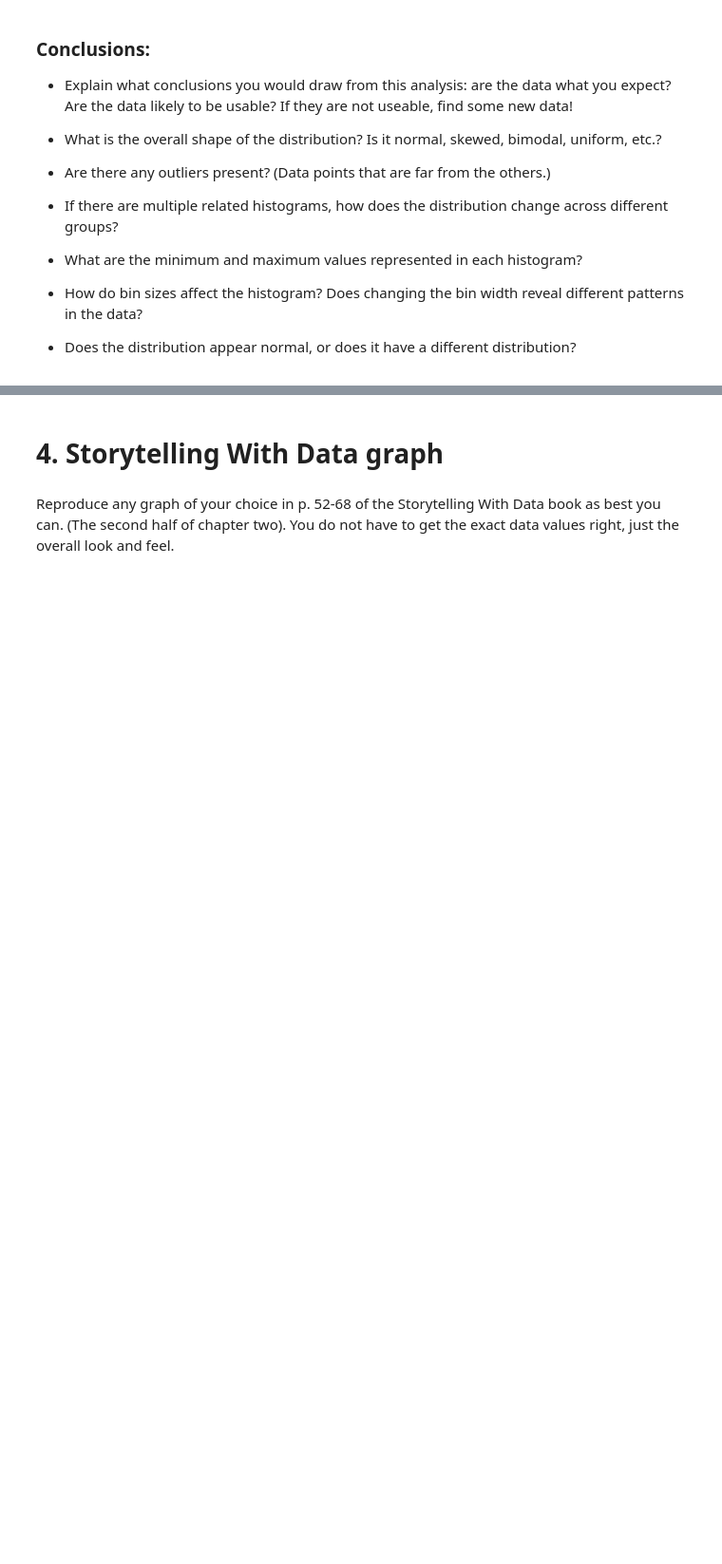
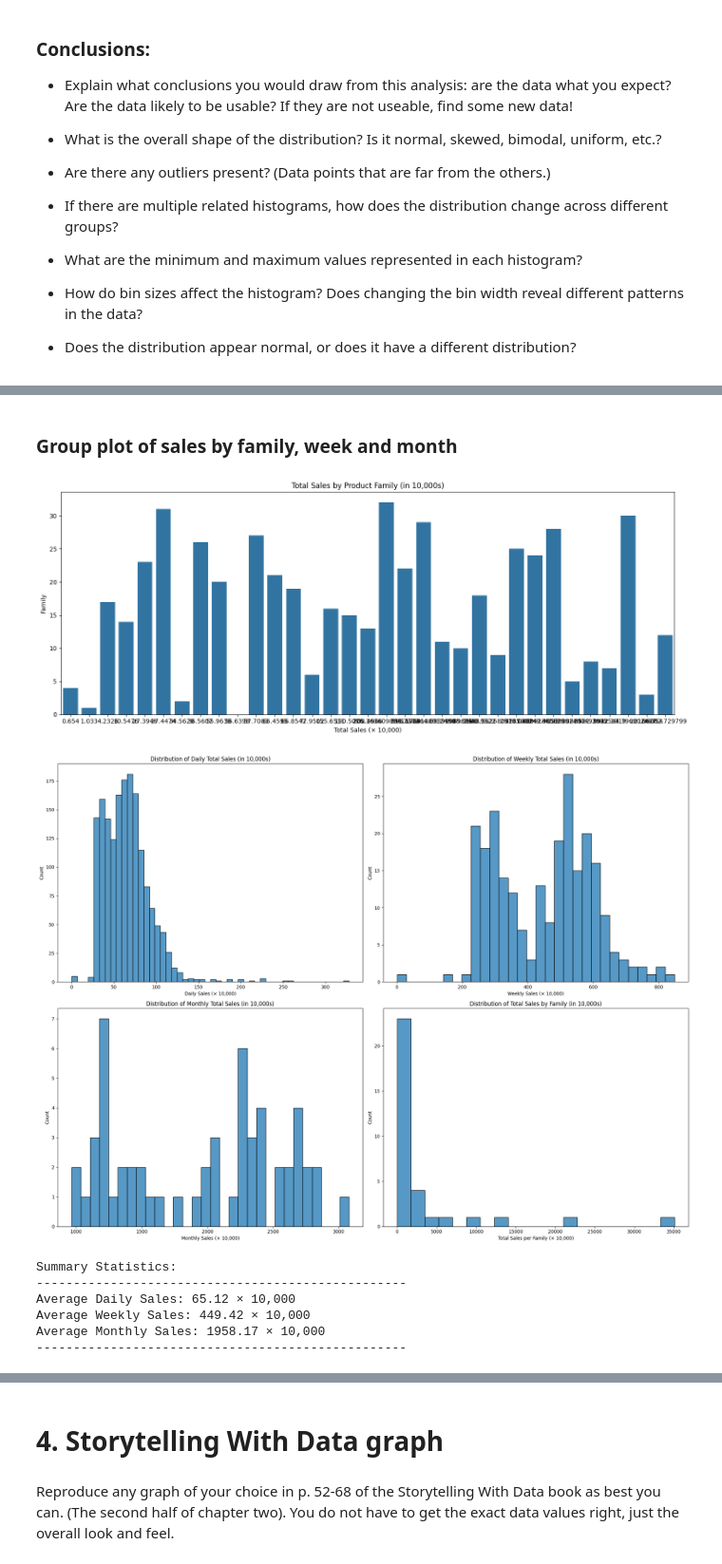
Before and after one commit to dhalderBU/BU_homework-week4, a Jupyter notebook: OMDS-MODB2-Week4-Halder-Deb.ipynb, the cells around one changed output, grey strips where cells are left out. Shown at 95% size. Cells and saved outputs as stored; diff of their text form; code cells hidden in the pictures; blank space fills up the shorter version.

```diff
--- a/OMDS-MODB2-Week4-Halder-Deb.ipynb
+++ b/OMDS-MODB2-Week4-Halder-Deb.ipynb
@@ -277,0 +549,2 @@ sales_with_markdown_df
+# %% [markdown]
+### Group plot of sales by family, week and month
@@ -277,0 +625,13 @@ sales_with_markdown_df
+# %%
+
+plot_sales_distributions(final_df)
+plot_sales_histograms(final_df)
+# %% [output]
+[figure, added]
+[figure, added]
+Summary Statistics:
+--------------------------------------------------
+Average Daily Sales: 65.12 × 10,000
+Average Weekly Sales: 449.42 × 10,000
+Average Monthly Sales: 1958.17 × 10,000
+--------------------------------------------------
```
Also changed, not shown: parts of 16 cells of this notebook, 2 other files.
